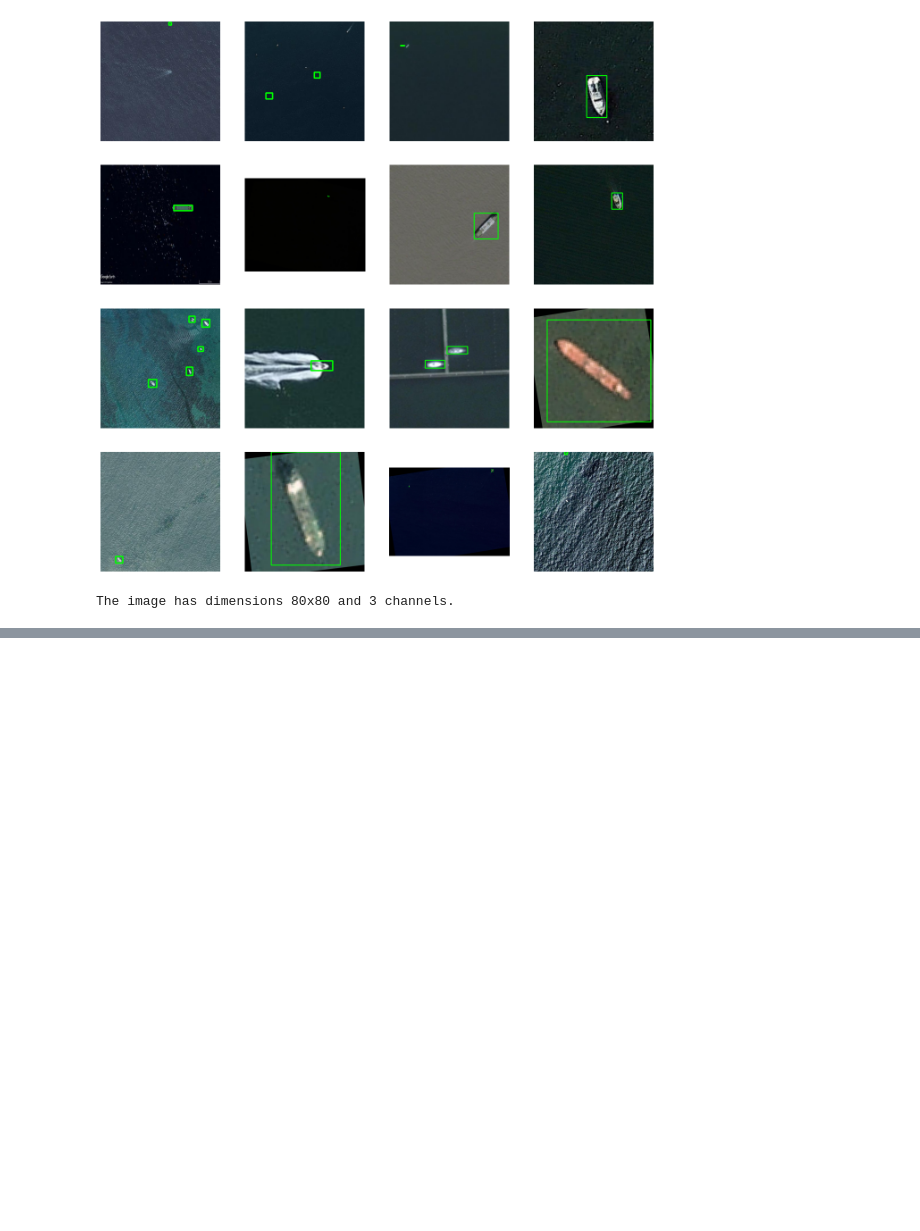
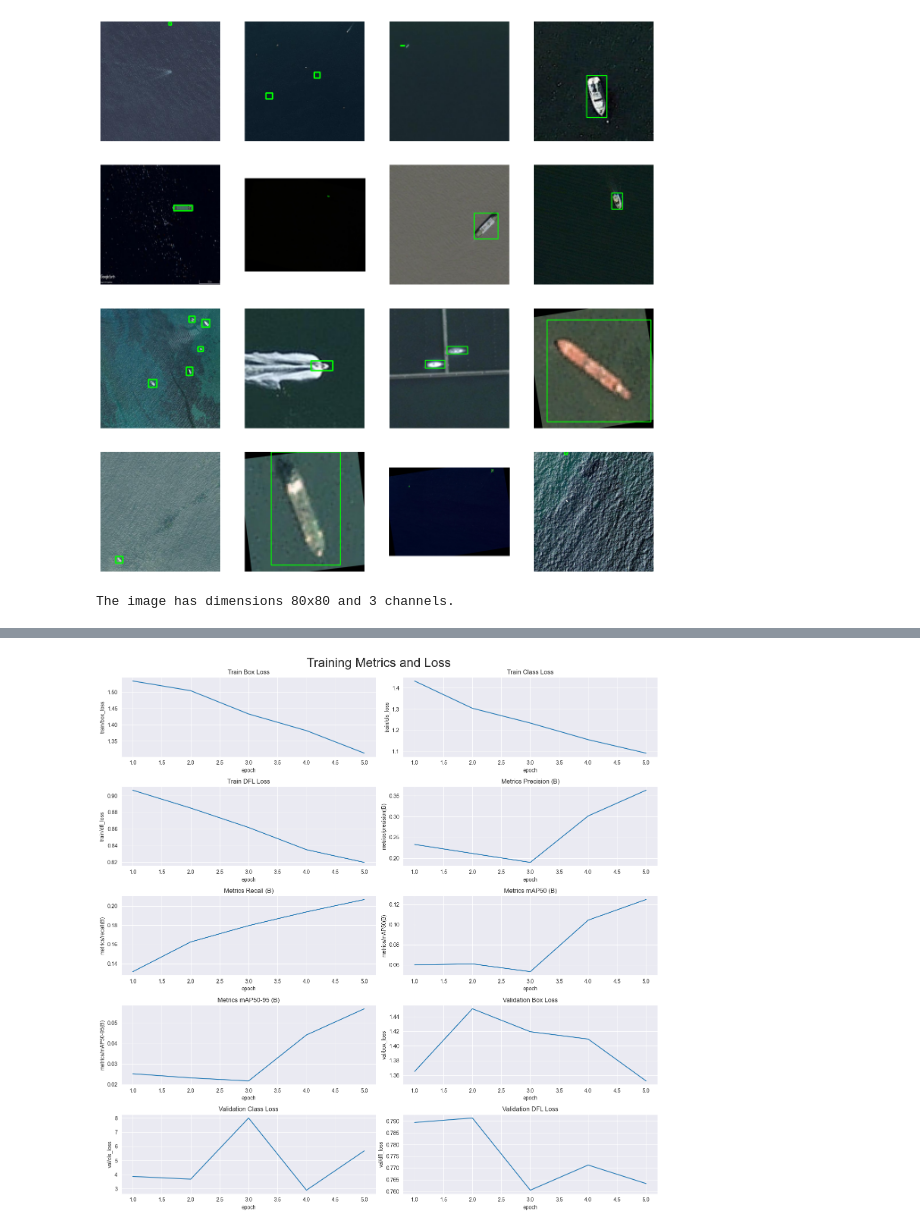
Before and after one commit to binghantsai/final-AI, a Jupyter notebook: yolo.ipynb, the cells around one changed output, grey strips where cells are left out. Drawn from its saved outputs; the diff is of its cells as text; code cells hidden in the pictures; blank space fills up the shorter version.

```diff
--- a/yolo.ipynb
+++ b/yolo.ipynb
@@ -112,0 +168,45 @@ WARNING  imgsz=[80] must be multiple of max stride 32, updating to [96]
+# %%
+%matplotlib inline
+# read in the results.csv file as a pandas dataframe
+df = pd.read_csv('./runs/detect/train/results.csv')
+df.columns = df.columns.str.strip()
+
+# create subplots using seaborn
+fig, axs = plt.subplots(nrows=5, ncols=2, figsize=(15, 15))
+
+# plot the columns using seaborn
+sns.lineplot(x='epoch', y='train/box_loss', data=df, ax=axs[0,0])
+sns.lineplot(x='epoch', y='train/cls_loss', data=df, ax=axs[0,1])
+sns.lineplot(x='epoch', y='train/dfl_loss', data=df, ax=axs[1,0])
+sns.lineplot(x='epoch', y='metrics/precision(B)', data=df, ax=axs[1,1])
+sns.lineplot(x='epoch', y='metrics/recall(B)', data=df, ax=axs[2,0])
+sns.lineplot(x='epoch', y='metrics/mAP50(B)', data=df, ax=axs[2,1])
+sns.lineplot(x='epoch', y='metrics/mAP50-95(B)', data=df, ax=axs[3,0])
+sns.lineplot(x='epoch', y='val/box_loss', data=df, ax=axs[3,1])
+sns.lineplot(x='epoch', y='val/cls_loss', data=df, ax=axs[4,0])
+sns.lineplot(x='epoch', y='val/dfl_loss', data=df, ax=axs[4,1])
+
+# set titles and axis labels for each subplot
+axs[0,0].set(title='Train Box Loss')
+axs[0,1].set(title='Train Class Loss')
+axs[1,0].set(title='Train DFL Loss')
+axs[1,1].set(title='Metrics Precision (B)')
+axs[2,0].set(title='Metrics Recall (B)')
+axs[2,1].set(title='Metrics mAP50 (B)')
+axs[3,0].set(title='Metrics mAP50-95 (B)')
+axs[3,1].set(title='Validation Box Loss')
+axs[4,0].set(title='Validation Class Loss')
+axs[4,1].set(title='Validation DFL Loss')
+
+# add suptitle and subheader
+plt.suptitle('Training Metrics and Loss', fontsize=24)
+
+# adjust top margin to make space for suptitle
+plt.subplots_adjust(top=0.8)
+
+# adjust spacing between subplots
+plt.tight_layout()
+
+plt.show()
+# %% [output]
+[figure, added]
```
Also changed, not shown: parts of 1 cell of this notebook.
